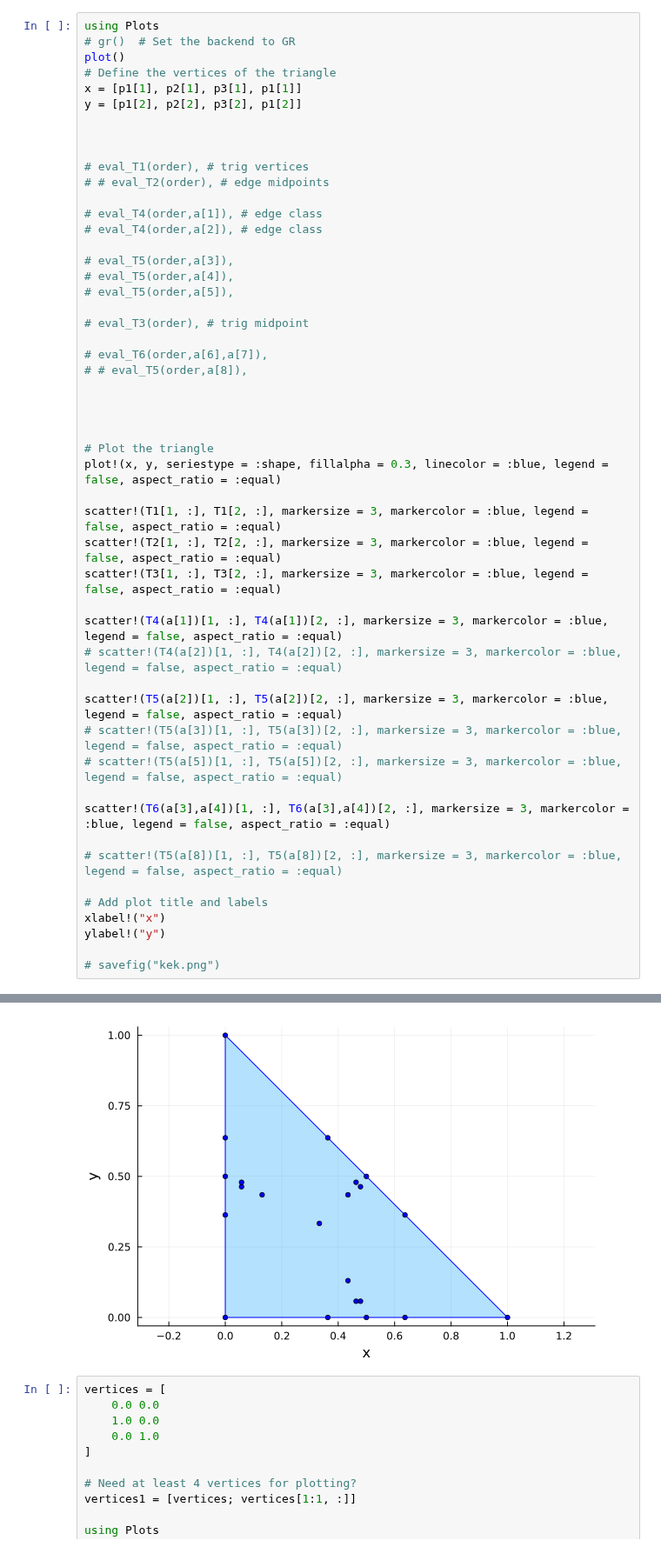
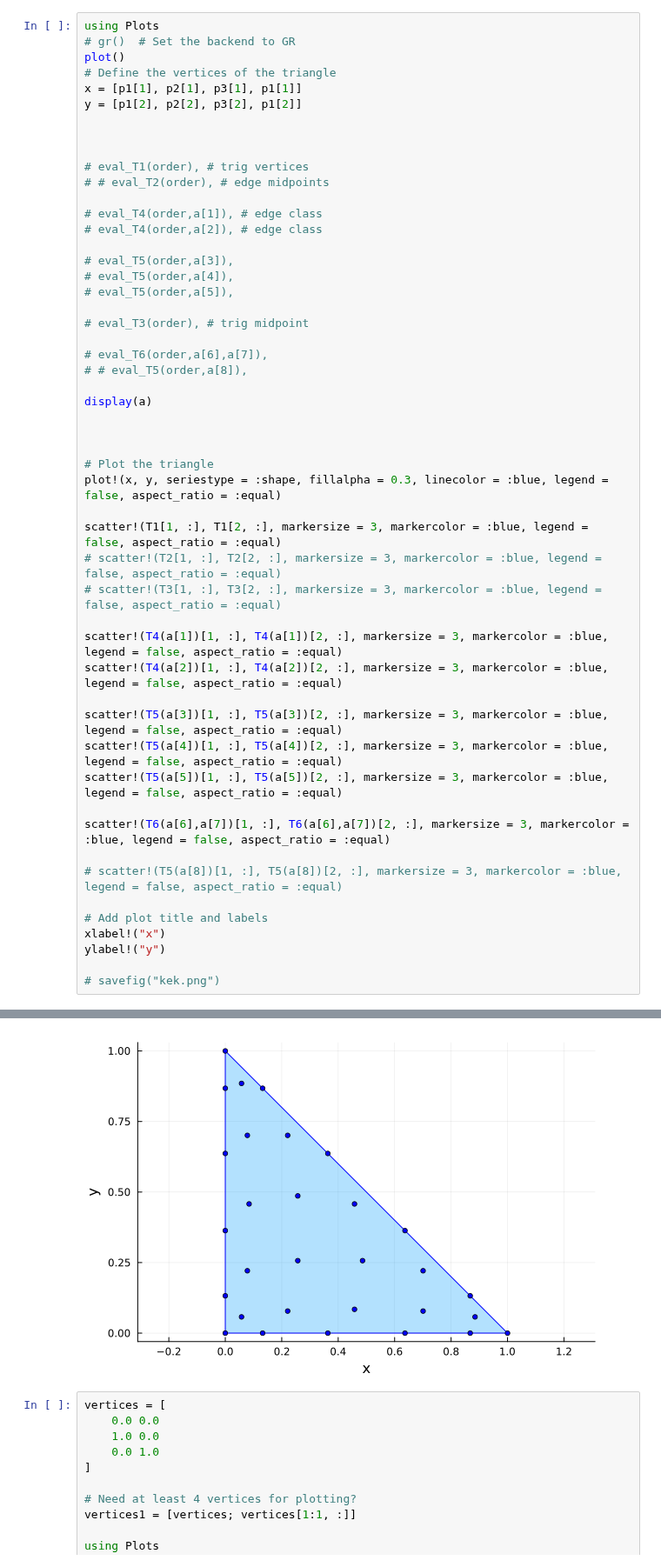
Before and after one commit to radu-bogdan/fem, a Jupyter notebook: PROJECTS/quadrature/quad_general.ipynb, the cells around one changed output, grey strips where cells are left out. Shown at 87% size. Drawn from its saved outputs; the diff is of its cells as text.

```diff
--- a/PROJECTS/quadrature/quad_general.ipynb
+++ b/PROJECTS/quadrature/quad_general.ipynb
@@ -723,6 +696,7 @@ y = [p1[2], p2[2], p3[2], p1[2]]
 # eval_T6(order,a[6],a[7]),
 # # eval_T5(order,a[8]),
 
+display(a)
 
 
 
@@ -730,17 +704,17 @@ y = [p1[2], p2[2], p3[2], p1[2]]
 plot!(x, y, seriestype = :shape, fillalpha = 0.3, linecolor = :blue, legend = false, aspect_ratio = :equal)
 
 scatter!(T1[1, :], T1[2, :], markersize = 3, markercolor = :blue, legend = false, aspect_ratio = :equal)
-scatter!(T2[1, :], T2[2, :], markersize = 3, markercolor = :blue, legend = false, aspect_ratio = :equal)
-scatter!(T3[1, :], T3[2, :], markersize = 3, markercolor = :blue, legend = false, aspect_ratio = :equal)
+# scatter!(T2[1, :], T2[2, :], markersize = 3, markercolor = :blue, legend = false, aspect_ratio = :equal)
+# scatter!(T3[1, :], T3[2, :], markersize = 3, markercolor = :blue, legend = false, aspect_ratio = :equal)
 
 scatter!(T4(a[1])[1, :], T4(a[1])[2, :], markersize = 3, markercolor = :blue, legend = false, aspect_ratio = :equal)
-# scatter!(T4(a[2])[1, :], T4(a[2])[2, :], markersize = 3, markercolor = :blue, legend = false, aspect_ratio = :equal)
+scatter!(T4(a[2])[1, :], T4(a[2])[2, :], markersize = 3, markercolor = :blue, legend = false, aspect_ratio = :equal)
 
-scatter!(T5(a[2])[1, :], T5(a[2])[2, :], markersize = 3, markercolor = :blue, legend = false, aspect_ratio = :equal)
-# scatter!(T5(a[3])[1, :], T5(a[3])[2, :], markersize = 3, markercolor = :blue, legend = false, aspect_ratio = :equal)
-# scatter!(T5(a[5])[1, :], T5(a[5])[2, :], markersize = 3, markercolor = :blue, legend = false, aspect_ratio = :equal)
+scatter!(T5(a[3])[1, :], T5(a[3])[2, :], markersize = 3, markercolor = :blue, legend = false, aspect_ratio = :equal)
+scatter!(T5(a[4])[1, :], T5(a[4])[2, :], markersize = 3, markercolor = :blue, legend = false, aspect_ratio = :equal)
+scatter!(T5(a[5])[1, :], T5(a[5])[2, :], markersize = 3, markercolor = :blue, legend = false, aspect_ratio = :equal)
 
-scatter!(T6(a[3],a[4])[1, :], T6(a[3],a[4])[2, :], markersize = 3, markercolor = :blue, legend = false, aspect_ratio = :equal)
+scatter!(T6(a[6],a[7])[1, :], T6(a[6],a[7])[2, :], markersize = 3, markercolor = :blue, legend = false, aspect_ratio = :equal)
 
 # scatter!(T5(a[8])[1, :], T5(a[8])[2, :], markersize = 3, markercolor = :blue, legend = false, aspect_ratio = :equal)
 
@@ -753,4 +735,4 @@ ylabel!("y")
-[figure, old version]
+[figure, new version]
 # %%
 vertices = [
     0.0 0.0
```
Also changed, not shown: parts of 13 cells of this notebook, 1 other file.
